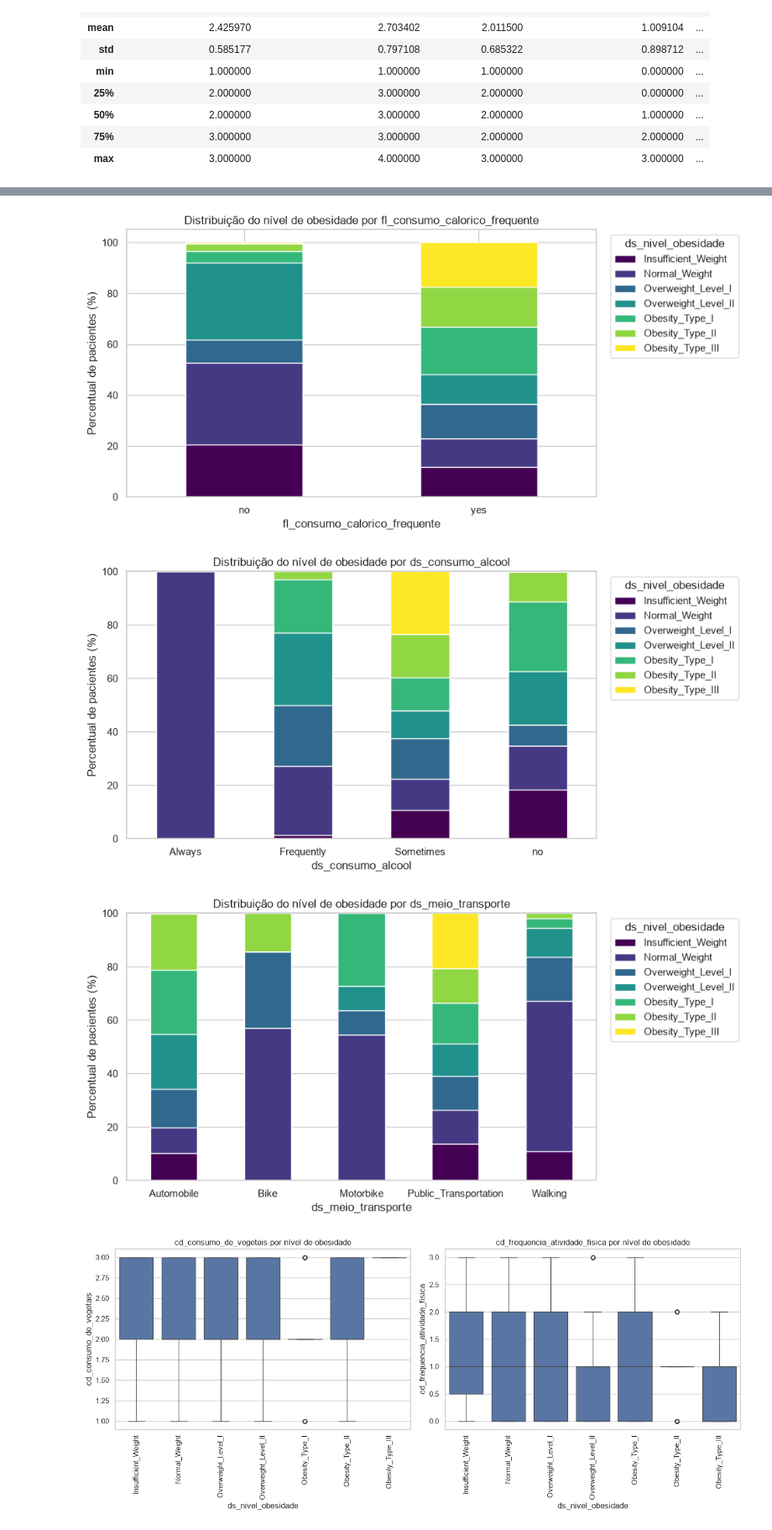
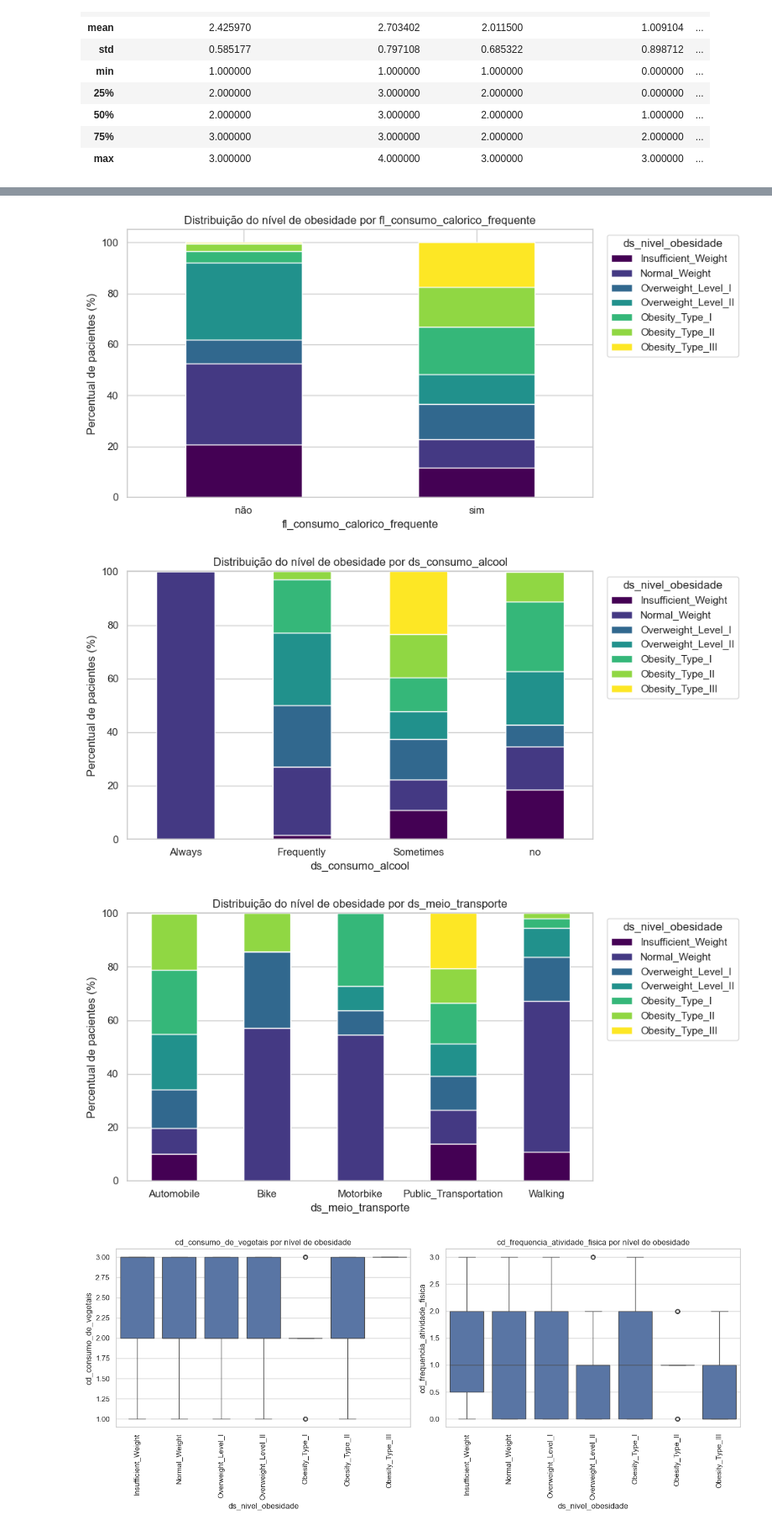
Before and after one commit to maclabr/tech-challenge-obesidade, a Jupyter notebook: notebooks/01_eda.ipynb, the cells around one changed output, grey strips where cells are left out. Shown at 84% size. Cells and saved outputs as stored; diff of their text form; code cells hidden in the pictures.

```diff
--- a/notebooks/01_eda.ipynb
+++ b/notebooks/01_eda.ipynb
@@ -19,7 +29,7 @@ import seaborn as sns
 Definimos aqui o caminho do dataset bruto, a semente, a ordem lógica (do menor para o maior nível de obesidade) usada em todos os gráficos que envolvem a variável alvo, o mapeamento de nomes de colunas para nomes descritivos (prefixos `cd_` para códigos/escalas, `ds_` para categóricas descritivas, `fl_` para flags sim/não e `nr_` para numéricas contínuas, aplicado logo na leitura dos dados), e configurações de exibição/estilo para manter os gráficos consistentes ao longo do notebook.
 # %%
 SEED = 42
-CAMINHO_DADOS_BRUTOS = "../data/raw/obesity.csv"
+CAMINHO_DADOS_BRUTOS = "../data/bronze/Obesity.csv"
 
 ORDEM_NIVEIS_OBESIDADE = [
     "Insufficient_Weight",
@@ -81,5 +91,6 @@ Já aplicamos aqui o `MAPA_RENOMEACAO_COLUNAS` definido na seção anterior, par
 # %%
-pacientes_obesidade = pd.read_csv(CAMINHO_DADOS_BRUTOS).rename(columns=MAPA_RENOMEACAO_COLUNAS)
+pacientes_obesidade = carregar_dados_brutos(CAMINHO_DADOS_BRUTOS, MAPA_RENOMEACAO_COLUNAS)
+pacientes_obesidade = converter_flags_binarias(pacientes_obesidade)
 
 pacientes_obesidade.shape
 # %% [output]
@@ -259,7 +270,7 @@ Aqui tratamos os dois problemas de qualidade identificados na seção anterior (
 # %% [markdown]
 ### 6.1 Remoção de duplicatas exatas
 # %%
-pacientes_sem_duplicatas = pacientes_obesidade.drop_duplicates().reset_index(drop=True)
+pacientes_sem_duplicatas = remover_duplicatas_exatas(pacientes_obesidade)
 len(pacientes_sem_duplicatas)
 # %% [output]
 2087
@@ -266,8 +281,5 @@ len(pacientes_sem_duplicatas)
 # %%
-pacientes_tratados = pacientes_sem_duplicatas.copy()
-pacientes_tratados[COLUNAS_ORDINAIS_ARREDONDAR] = (
-    pacientes_tratados[COLUNAS_ORDINAIS_ARREDONDAR].round().astype(int)
-)
+pacientes_tratados = arredondar_colunas_ordinais(pacientes_sem_duplicatas, COLUNAS_ORDINAIS_ARREDONDAR)
 
 pacientes_tratados[COLUNAS_ORDINAIS_ARREDONDAR].describe()
 # %% [output]
@@ -296,26 +308,31 @@ Principais leituras do cruzamento:
 Implicação para a modelagem: categorias com poucas observações (ds_consumo_alcool == "Always", ds_meio_transporte in ["Bike", "Motorbike"]) merecem atenção no encoding. Para ds_consumo_alcool, já resolvemos isso agrupando as categorias raras em 7.2.3.
 # %%
 variaveis_habito_categoricas = ["fl_consumo_calorico_frequente", "ds_consumo_alcool", "ds_meio_transporte"]
+MAPA_FLAG_LEGIVEL = {1: "sim", 0: "não"}
 
 for coluna in variaveis_habito_categoricas:
+    categoria_para_grafico = pacientes_tratados[coluna]
+    if coluna.startswith("fl_"):
+        categoria_para_grafico = categoria_para_grafico.map(MAPA_FLAG_LEGIVEL)
+
     tabela_cruzada = (
-        pd.crosstab(pacientes_tratados[coluna], pacientes_tratados["ds_nivel_obesidade"], normalize="index")
+        pd.crosstab(categoria_para_grafico, pacientes_tratados["ds_nivel_obesidade"], normalize="index")
         .reindex(columns=ORDEM_NIVEIS_OBESIDADE)
         * 100
     )
 
     tabela_cruzada.plot(kind="bar", stacked=True, figsize=(10, 5), colormap="viridis")
     plt.title(f"Distribuição do nível de obesidade por {coluna}")
     plt.ylabel("Percentual de pacientes (%)")
     plt.xlabel(coluna)
     plt.xticks(rotation=0)
     plt.legend(title="ds_nivel_obesidade", bbox_to_anchor=(1.02, 1), loc="upper left")
     plt.tight_layout()
     plt.show()
 # %% [output]
-[figure, old version]
+[figure, new version]
-[figure, old version]
+[figure, new version]
-[figure, old version]
+[figure, new version]
 # %%
 variaveis_habito_ordinais = ["cd_consumo_de_vegetais", "cd_frequencia_atividade_fisica"]
 
```
Also changed, not shown: parts of 13 cells of this notebook, 2 other files.
